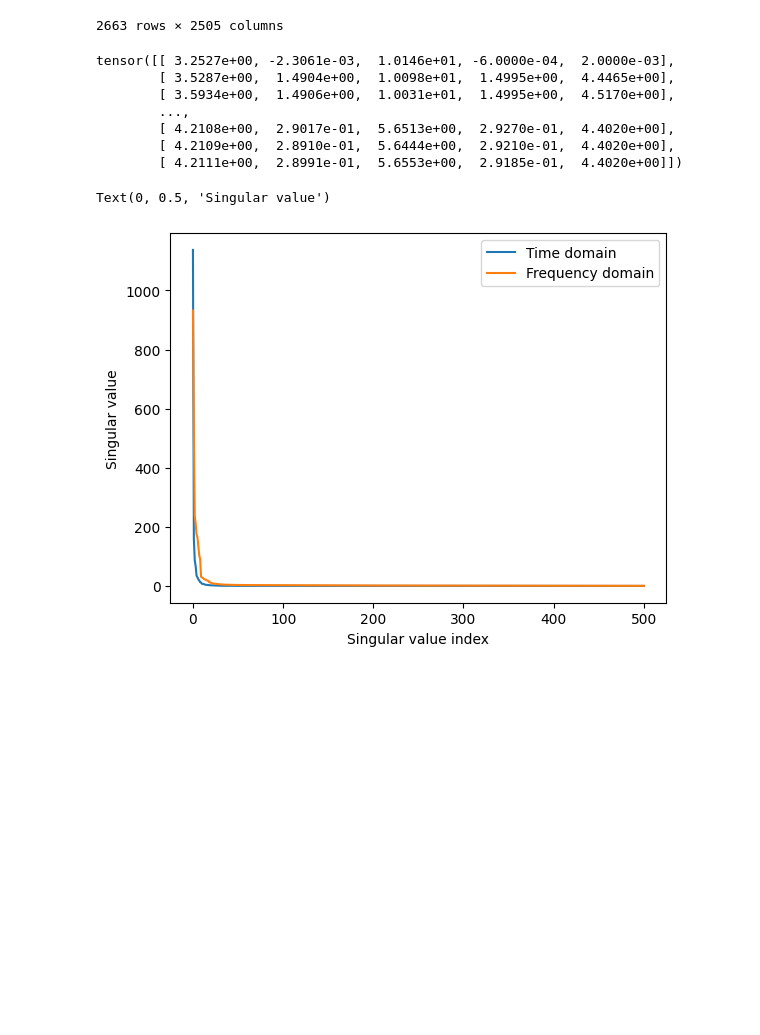
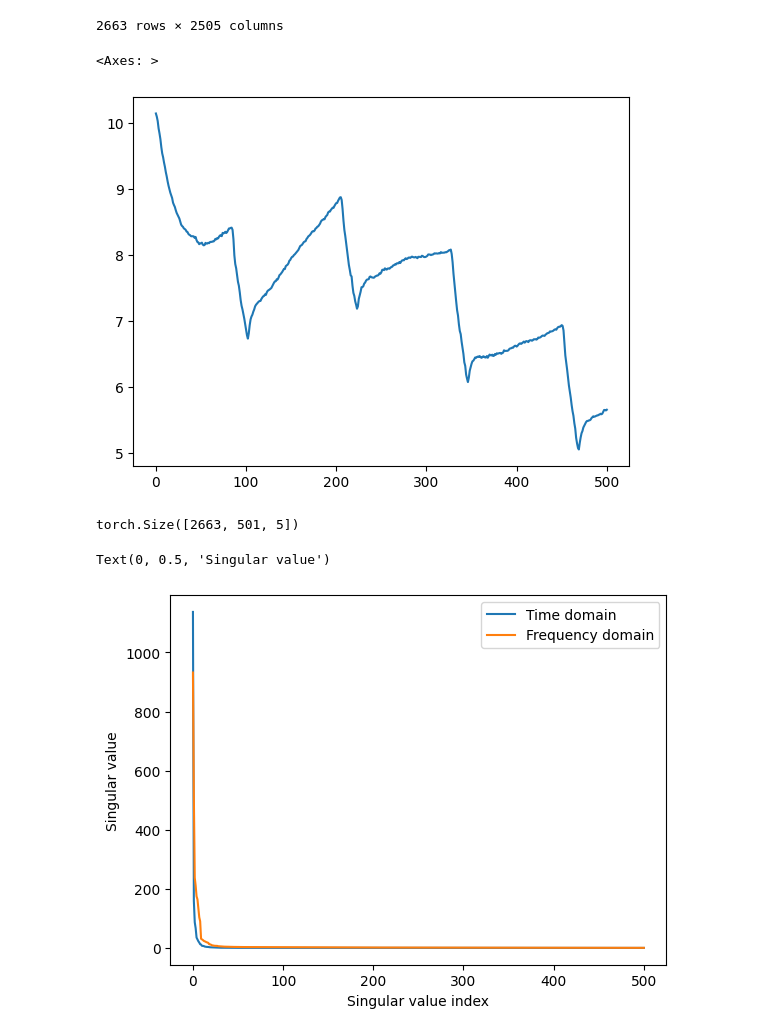
Before and after one commit to JonathanCrabbe/FourierDiffusion, a Jupyter notebook: notebooks/nasa_exploration.ipynb, the cells around one changed output. Drawn from its saved outputs; the diff is of its cells as text; code cells hidden in the pictures; blank space fills up the shorter version.

```diff
--- a/notebooks/nasa_exploration.ipynb
+++ b/notebooks/nasa_exploration.ipynb
@@ -225,19 +225,20 @@ df_pivot
 X = torch.tensor(df_pivot.values, dtype=torch.float32)
 # %%
 #Rearange to get a 3D tensor of shape (num_samples, num_timesteps, num_features)
-N_TIMESTEPS = 501
+N_TIMESTEPS = CUTOFF_TIME//INTERVAL_BIN + 1
 X_reshaped = X.reshape(X.shape[0], -1, N_TIMESTEPS)
 #Permute the last two dimensions
 X_charge = X_reshaped.permute(0, 2, 1)
-print(X_charge[1])
+
+#Plot
+sns.lineplot(data=X_charge[1, :, 2])
 # %% [output]
-tensor([[ 3.2527e+00, -2.3061e-03,  1.0146e+01, -6.0000e-04,  2.0000e-03],
-        [ 3.5287e+00,  1.4904e+00,  1.0098e+01,  1.4995e+00,  4.4465e+00],
-        [ 3.5934e+00,  1.4906e+00,  1.0031e+01,  1.4995e+00,  4.5170e+00],
-        ...,
-        [ 4.2108e+00,  2.9017e-01,  5.6513e+00,  2.9270e-01,  4.4020e+00],
-        [ 4.2109e+00,  2.8910e-01,  5.6444e+00,  2.9210e-01,  4.4020e+00],
-        [ 4.2111e+00,  2.8991e-01,  5.6553e+00,  2.9185e-01,  4.4020e+00]])
+<Axes: >
+[figure, added]
+# %%
+X_charge.shape
+# %% [output]
+torch.Size([2663, 501, 5])
 # %%
 import matplotlib.pyplot as plt
 
```
Also changed, not shown: parts of 1 cell of this notebook, 2 other files.
